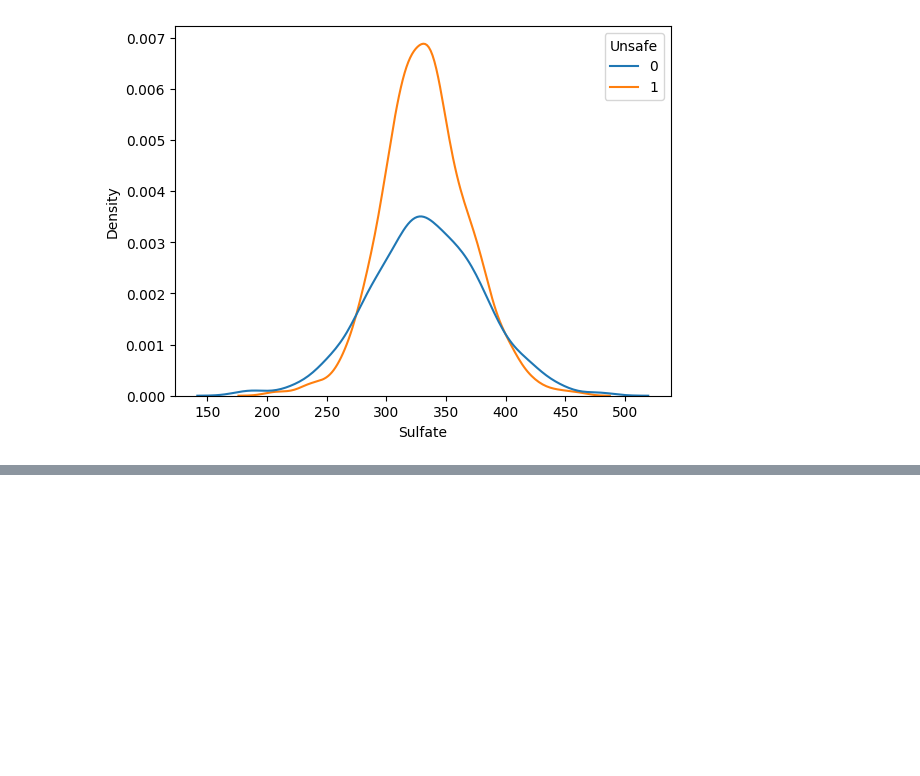
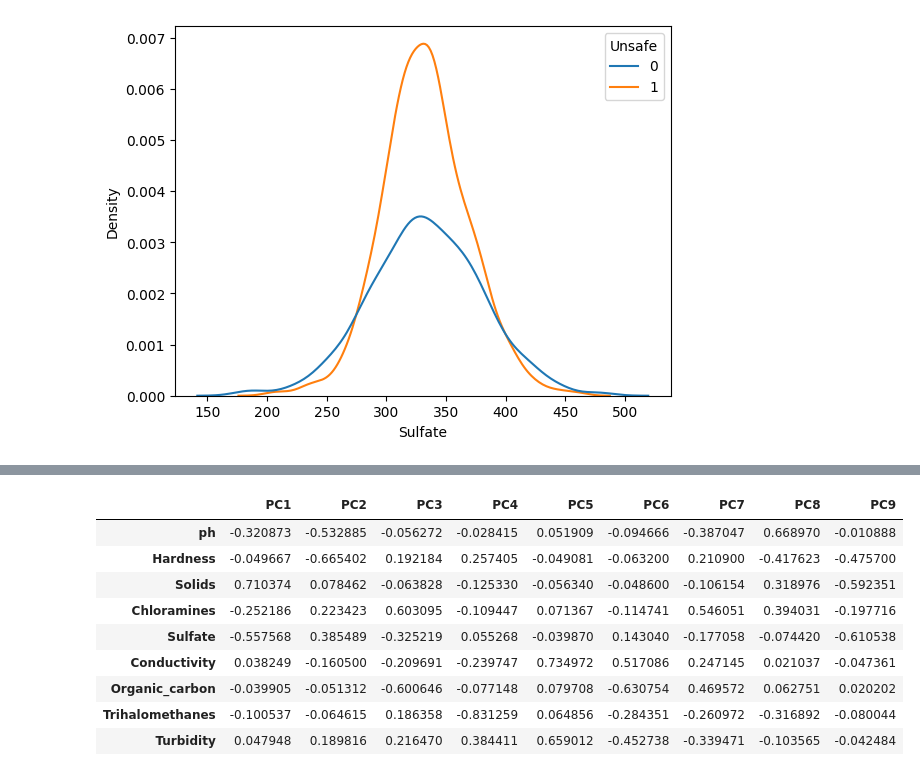
Before and after one commit to Nielam-Dass/Water-Potability-Analysis, a Jupyter notebook: Water_Potability_Data_Analysis.ipynb, the cells around one changed output, grey strips where cells are left out. Saved outputs shown, nothing was run; the diff lists cells and outputs as text; code cells hidden in the pictures; blank space fills up the shorter version.

```diff
--- a/Water_Potability_Data_Analysis.ipynb
+++ b/Water_Potability_Data_Analysis.ipynb
@@ -203,0 +224,15 @@ The distribution of sulfate levels tend to be slightly more spread out when wate
+# %%
+# Loadings for each principal component
+loadings = pd.DataFrame(pca.components_.T, index=X_train.columns, columns=component_names)
+loadings
+# %% [output]
+|  | PC1 | PC2 | PC3 | PC4 | PC5 | PC6 | PC7 | PC8 | PC9 |
+| ph | -0.320873 | -0.532885 | -0.056272 | -0.028415 | 0.051909 | -0.094666 | -0.387047 | 0.668970 | -0.010888 |
+| Hardness | -0.049667 | -0.665402 | 0.192184 | 0.257405 | -0.049081 | -0.063200 | 0.210900 | -0.417623 | -0.475700 |
+| Solids | 0.710374 | 0.078462 | -0.063828 | -0.125330 | -0.056340 | -0.048600 | -0.106154 | 0.318976 | -0.592351 |
+| Chloramines | -0.252186 | 0.223423 | 0.603095 | -0.109447 | 0.071367 | -0.114741 | 0.546051 | 0.394031 | -0.197716 |
+| Sulfate | -0.557568 | 0.385489 | -0.325219 | 0.055268 | -0.039870 | 0.143040 | -0.177058 | -0.074420 | -0.610538 |
+| Conductivity | 0.038249 | -0.160500 | -0.209691 | -0.239747 | 0.734972 | 0.517086 | 0.247145 | 0.021037 | -0.047361 |
+| Organic_carbon | -0.039905 | -0.051312 | -0.600646 | -0.077148 | 0.079708 | -0.630754 | 0.469572 | 0.062751 | 0.020202 |
+| Trihalomethanes | -0.100537 | -0.064615 | 0.186358 | -0.831259 | 0.064856 | -0.284351 | -0.260972 | -0.316892 | -0.080044 |
+| Turbidity | 0.047948 | 0.189816 | 0.216470 | 0.384411 | 0.659012 | -0.452738 | -0.339471 | -0.103565 | -0.042484 |
```
Also changed, not shown: parts of 6 cells of this notebook.
